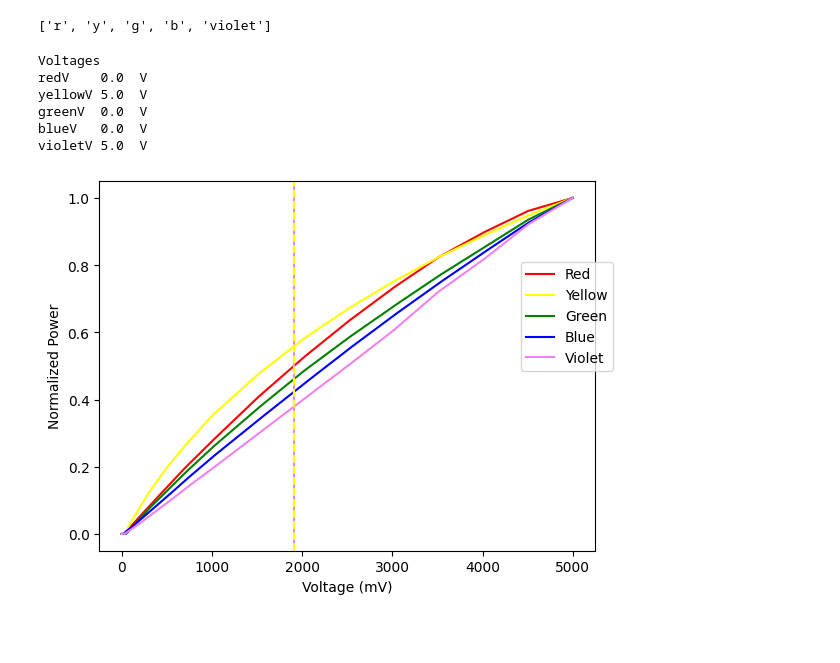
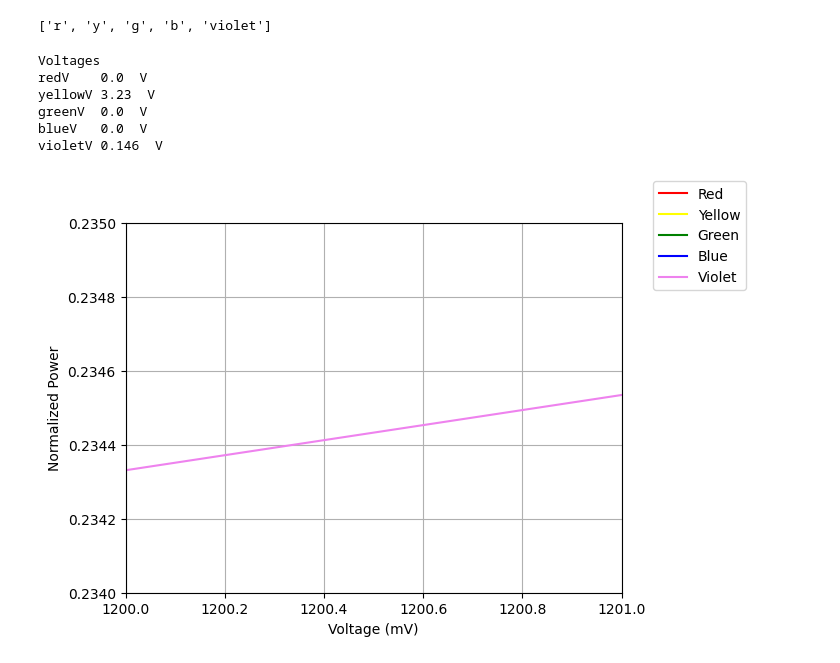
Before and after one commit to FilippoCastellani/photoreceptor_isomerisation, a Jupyter notebook: Calculate_isomerizations.ipynb, the cells around one changed output. Drawn from its saved outputs; the diff is of its cells as text; code cells hidden in the pictures; blank space fills up the shorter version.

```diff
--- a/Calculate_isomerizations.ipynb
+++ b/Calculate_isomerizations.ipynb
@@ -74,4 +87,26 @@ x = IData['x_axis']                                         # Wavelength axis
 correction_f = 1
 
 LEDs=np.array(LEDs)/correction_f                            # Correction
+# %%
+
+# To fix the value of power for the red LED
+# You take the value measured and multiply it like below (before you divide by the area under the curve)
+
+USE_CUSTOM_MEASURED_POWER = True
+
+if USE_CUSTOM_MEASURED_POWER:
+    newred = 4230
+    LEDs[4]  = LEDs[4]/(np.sum(LEDs[4]/2))*newred
+
+    newyellow = 505
+    LEDs[3]  = LEDs[3]/(np.sum(LEDs[3]/2))*newyellow
+
+    newgreen = 368
+    LEDs[2]  = LEDs[2]/(np.sum(LEDs[2]/2))*newgreen
+
+    newblue = 540
+    LEDs[1]  = LEDs[1]/(np.sum(LEDs[1]/2))*newblue
+
+    newviolet = 623
+    LEDs[0]  = LEDs[0]/(np.sum(LEDs[0]/2))*newviolet
 # %%
@@ -93,0 +145,3 @@ Text(0, 0.5, 'Power (µW/cm²)')
+# %%
+for i in np.arange(5):
+    print(i,np.sum(LEDs[i])/2)
@@ -301,20 +361,12 @@ Red_opsin   : 1.47e+17
 # %%
 # Filippo
 #----------------------------------------
-violet = 1 * 0.3785
+violet = 0.0214
 blue   = 0
 green = 0
-yellow = 1 * 0.5585
+yellow = 0.7829
 red    = 0
 
-# Filippo
-#----------------------------------------
-# violet = 0
-# blue   = 1 * 0.035
-# green = 1 * 0.148
-# yellow = 1* 0.5585
-# red    = 0
-
 my_light = LEDs[0]*violet + LEDs[1]*blue + LEDs[2]*green + LEDs[3]*yellow + LEDs[4]*red
 # %%
 NDfilter = 0
@@ -385,40 +437,48 @@ print('violetV',find_V(violet,'v', newVcurves, Vnew),' V')
 # %% [output]
 Voltages
 redV    0.0  V
-yellowV 5.0  V
+yellowV 3.23  V
 greenV  0.0  V
 blueV   0.0  V
-violetV 5.0  V
+violetV 0.146  V
 # %%
 plot(newVcurves[0] / Rmax,color='red')
 plot(newVcurves[1] / Ymax,color='yellow')
 plot(newVcurves[2] / Gmax,color='green')
 plot(newVcurves[3] / Bmax,color='blue')
 plot(newVcurves[4] / Vmax,color='violet')
 plt.legend(['Red','Yellow','Green','Blue','Violet'], bbox_to_anchor=(1.05, 0.8))
 plt.xlabel('Voltage (mV)')
 plt.ylabel('Normalized Power')
 
 # TODO make this a function and in a for loop
 
 if violet != 0:
     # plot vertical line at desired voltage
     axvline(x=find_V(violet,'v', newVcurves, Vnew)*1000,color='violet',linestyle='-')
 
 if blue != 0:
     # plot vertical line at desired voltage
     axvline(x=find_V(blue,'b', newVcurves, Vnew)*1000,color='blue',linestyle='--')
 
 if green != 0:
     # plot vertical line at desired voltage
     axvline(x=find_V(green,'g', newVcurves, Vnew)*1000,color='green',linestyle='--')
 
 if yellow != 0:
     # plot vertical line at desired voltage
     axvline(x=find_V(yellow,'y', newVcurves, Vnew)*1000,color='yellow',linestyle='--')
 
 if red != 0:
     # plot vertical line at desired voltage
     axvline(x=find_V(red,'r', newVcurves, Vnew)*1000,color='red',linestyle='--')
+
+# zoom on the interesting part
+
+xlim([1200,1201])
+ylim([0.234,0.2350])
+
+# grid on
+grid()
 # %% [output]
-[figure, old version]
+[figure, new version]
```
Also changed, not shown: parts of 7 cells of this notebook.
